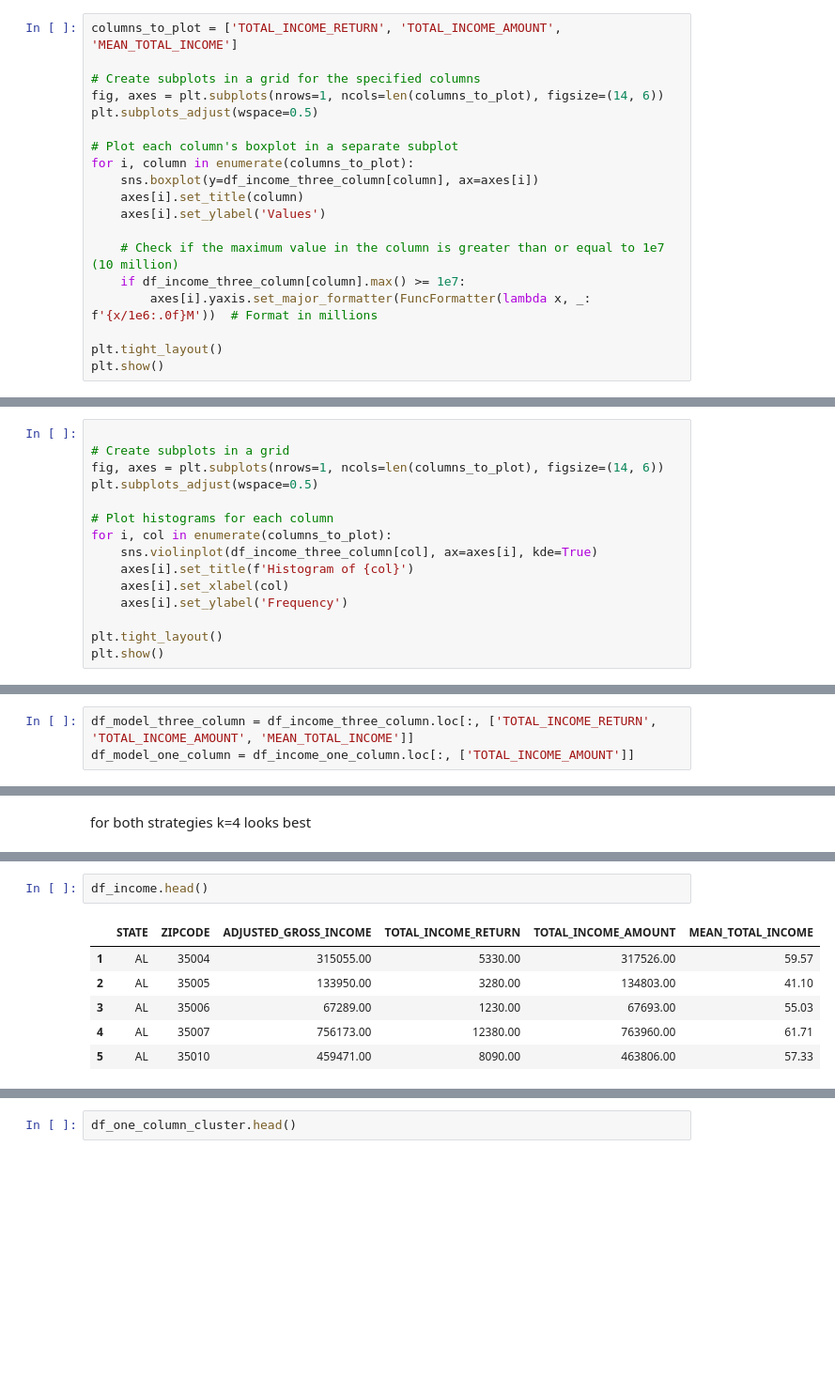
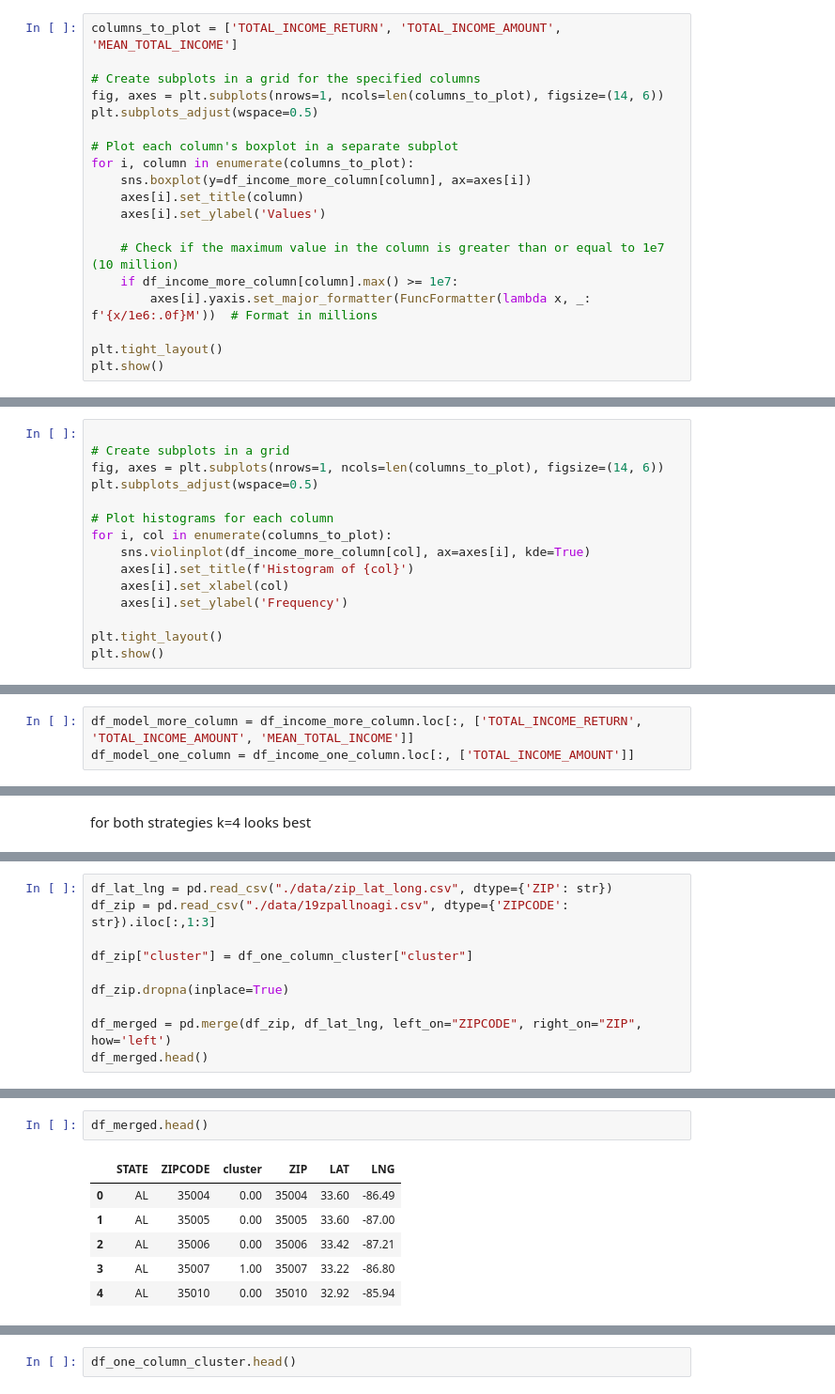
Before and after one commit to furkaneneseren/US-Tax-Analyze, a Jupyter notebook: zipcode_cluster.ipynb, the cells around one changed output, grey strips where cells are left out. Shown at 94% size. Drawn from its saved outputs; the diff is of its cells as text; blank space fills up the shorter version.

Commit message:
aggregationa and conclusions about clusters

```diff
--- a/zipcode_cluster.ipynb
+++ b/zipcode_cluster.ipynb
@@ -95,12 +107,12 @@ plt.subplots_adjust(wspace=0.5)
 
 # Plot each column's boxplot in a separate subplot
 for i, column in enumerate(columns_to_plot):
-    sns.boxplot(y=df_income_three_column[column], ax=axes[i])
+    sns.boxplot(y=df_income_more_column[column], ax=axes[i])
     axes[i].set_title(column)
     axes[i].set_ylabel('Values')
 
     # Check if the maximum value in the column is greater than or equal to 1e7 (10 million)
-    if df_income_three_column[column].max() >= 1e7:
+    if df_income_more_column[column].max() >= 1e7:
         axes[i].yaxis.set_major_formatter(FuncFormatter(lambda x, _: f'{x/1e6:.0f}M'))  # Format in millions
 
 plt.tight_layout()
@@ -115,7 +127,7 @@ plt.subplots_adjust(wspace=0.5)
 
 # Plot histograms for each column
 for i, col in enumerate(columns_to_plot):
-    sns.violinplot(df_income_three_column[col], ax=axes[i], kde=True)
+    sns.violinplot(df_income_more_column[col], ax=axes[i], kde=True)
     axes[i].set_title(f'Histogram of {col}')
     axes[i].set_xlabel(col)
     axes[i].set_ylabel('Frequency')
@@ -140,4 +143,4 @@ df_income_one_column.head()
 # %%
-df_model_three_column = df_income_three_column.loc[:, ['TOTAL_INCOME_RETURN', 'TOTAL_INCOME_AMOUNT', 'MEAN_TOTAL_INCOME']]
+df_model_more_column = df_income_more_column.loc[:, ['TOTAL_INCOME_RETURN', 'TOTAL_INCOME_AMOUNT', 'MEAN_TOTAL_INCOME']]
 df_model_one_column = df_income_one_column.loc[:, ['TOTAL_INCOME_AMOUNT']]
 # %%
@@ -201,0 +245,10 @@ for both strategies k=4 looks best
+# %%
+df_lat_lng = pd.read_csv("./data/zip_lat_long.csv", dtype={'ZIP': str})
+df_zip = pd.read_csv("./data/19zpallnoagi.csv", dtype={'ZIPCODE': str}).iloc[:,1:3]
+
+df_zip["cluster"] = df_one_column_cluster["cluster"]
+
+df_zip.dropna(inplace=True)
+
+df_merged = pd.merge(df_zip, df_lat_lng, left_on="ZIPCODE", right_on="ZIP", how='left')
+df_merged.head()
@@ -202,9 +312,9 @@ for both strategies k=4 looks best
 # %%
-df_income.head()
+df_merged.head()
 # %% [output]
-|  | STATE | ZIPCODE | ADJUSTED_GROSS_INCOME | TOTAL_INCOME_RETURN | TOTAL_INCOME_AMOUNT | MEAN_TOTAL_INCOME |
-| 1 | AL | 35004 | 315055.00 | 5330.00 | 317526.00 | 59.57 |
-| 2 | AL | 35005 | 133950.00 | 3280.00 | 134803.00 | 41.10 |
-| 3 | AL | 35006 | 67289.00 | 1230.00 | 67693.00 | 55.03 |
-| 4 | AL | 35007 | 756173.00 | 12380.00 | 763960.00 | 61.71 |
-| 5 | AL | 35010 | 459471.00 | 8090.00 | 463806.00 | 57.33 |
+|  | STATE | ZIPCODE | cluster | ZIP | LAT | LNG |
+| 0 | AL | 35004 | 0.00 | 35004 | 33.60 | -86.49 |
+| 1 | AL | 35005 | 0.00 | 35005 | 33.60 | -87.00 |
+| 2 | AL | 35006 | 0.00 | 35006 | 33.42 | -87.21 |
+| 3 | AL | 35007 | 1.00 | 35007 | 33.22 | -86.80 |
+| 4 | AL | 35010 | 0.00 | 35010 | 32.92 | -85.94 |
```
Also changed, not shown: parts of 37 cells of this notebook.
